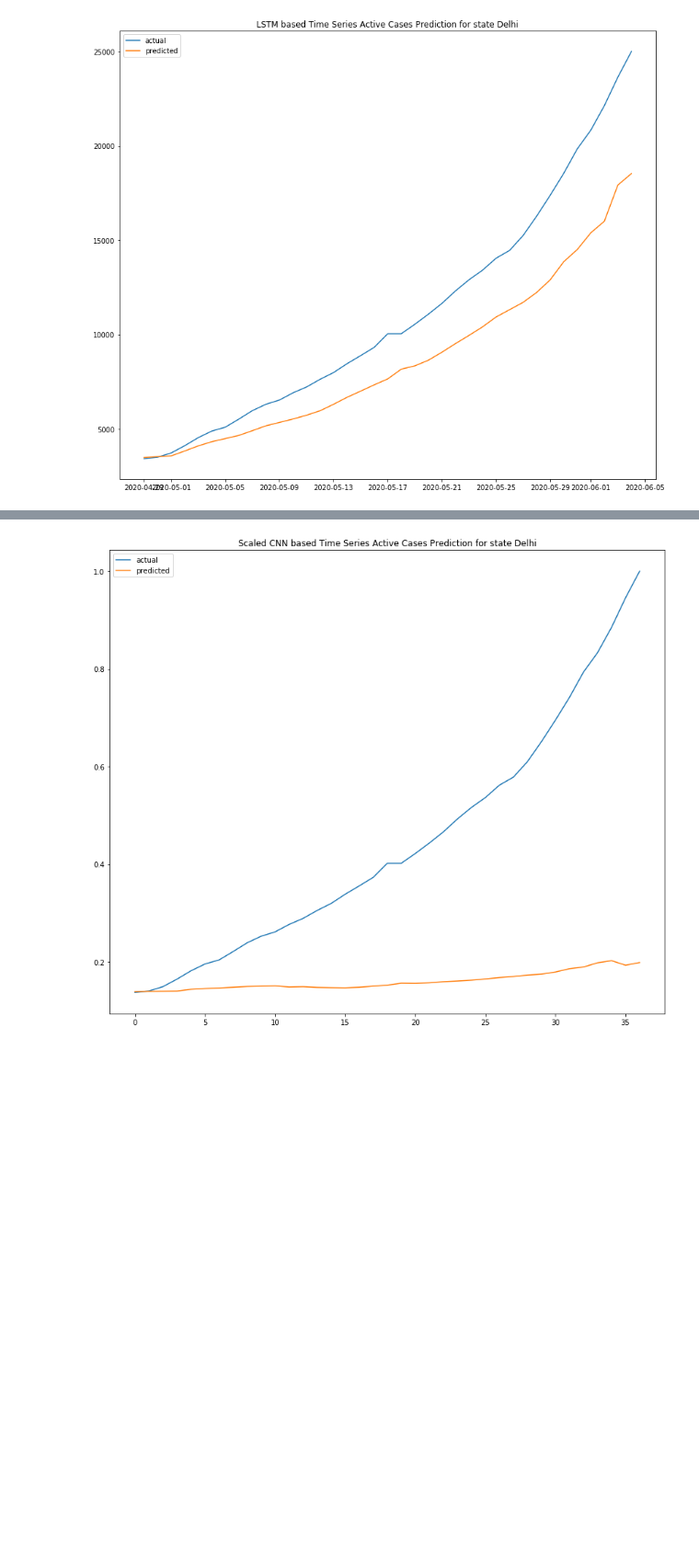
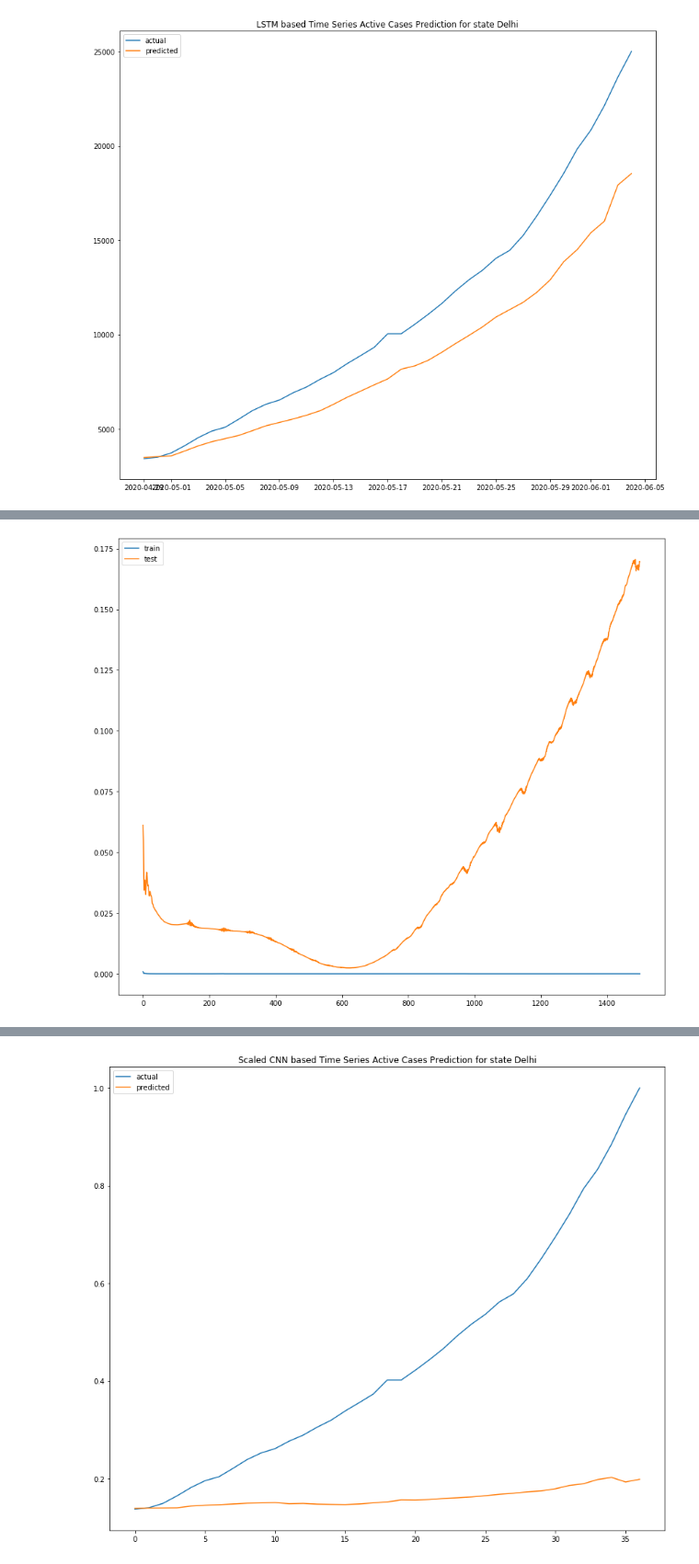
Before and after one commit to sharmi1206/covid-19-analysis, a Jupyter notebook: tseries_deeplearning_singlestep_forecats.ipynb, the cells around one changed output, grey strips where cells are left out. Shown at 92% size. Cells and saved outputs as stored; diff of their text form; code cells hidden in the pictures; blank space fills up the shorter version.

Commit message:
CNN multivariate analysis alternate way

```diff
--- a/tseries_deeplearning_singlestep_forecats.ipynb
+++ b/tseries_deeplearning_singlestep_forecats.ipynb
@@ -722,0 +723,93 @@ Test RMSE: 3024.363
+# %%
+stateName = unique_states[8]
+dataset =list_state_all[8]
+dataset = dataset.sort_values(by='Date', ascending=True)
+dataset = dataset[(dataset['Date'] >= '2020-03-01') & (dataset['Date'] <= '2020-06-06')]
+
+daterange = dataset['Date'].values
+no_Dates = len(daterange)
+
+dateStart = daterange[0]
+dateEnd = daterange[no_Dates - 1]
+
+dataset = dataset[['Total Confirmed cases','Death',
+       'Cured/Discharged/Migrated', 'coronaenquirycalls',
+       'cumulativepeopleinquarantine', 'negative', 'numcallsstatehelpline',
+       'numicubeds', 'numisolationbeds', 'numventilators',
+       'populationncp2019projection', 'positive',
+       'testpositivityrate',
+       'testspermillion', 'testsperpositivecase', 'testsperthousand',
+       'totaln95masks', 'totalpeoplecurrentlyinquarantine',
+       'totalpeoplereleasedfromquarantine', 'totalppe', 'totaltested',
+       'unconfirmed', 'Active Cases']]
+
+# split a multivariate sequence into samples
+def split_sequences(sequences, n_steps):
+    print(sequences.shape, len(sequences))
+    X, y = list(), list()
+    for i in range(len(sequences)):
+        # find the end of this pattern
+        end_ix = i + n_steps
+        # check if we are beyond the dataset
+        if end_ix > len(sequences):
+            break
+        # gather input and output parts of the pattern
+        seq_x, seq_y = sequences[i:end_ix, :-1], sequences[end_ix - 1, -1]
+        X.append(seq_x)
+        y.append(seq_y)
+    return np.array(X), np.array(y)
+
+
+#no_features = 22
+no_features = np.shape(dataset)[1]-1
+values = dataset.values
+
+# ensure all data is float
+values = values.astype('float32')
+# normalize features
+scaler = MinMaxScaler(feature_range=(0, 1))
+scaled = scaler.fit_transform(values)
+# frame as supervised learning
+reframed = series_to_supervised(scaled, 1, 1)
+# drop columns we don't want to predict
+
+reframed.drop(reframed.columns[[24,25,26,27,28,29,30,31,32,33,34,35,36,37,38,39,40,41,42,43,44,45]], axis=1, inplace=True)
+
+# split into train and test sets
+values = reframed.values
+split_factor = int(dataset.shape[0]*0.6)
+train = values[:split_factor, :]
+test = values[split_factor:, :]
+
+n_steps = 2
+# convert into input/output
+train_X, train_y = split_sequences(train, n_steps)
+print(train_X.shape, train_y.shape)
+
+test_X, test_y = split_sequences(test, n_steps)
+print(test_X.shape, test_y.shape)
+
+
+#CNN
+model = Sequential()
+model.add(Conv1D(filters=64, kernel_size=1, activation='relu', input_shape=(n_steps, train_X.shape[2])))
+model.add(MaxPooling1D(pool_size=2))
+model.add(Flatten())
+model.add(Dense(50, activation='relu'))
+model.add(Dense(1))
+model.compile(optimizer='adam', loss='mse')
+model.summary()
+
+history =model.fit(train_X, train_y, epochs=1500, batch_size=32, validation_data=(test_X, test_y), verbose=2,
+                    shuffle=False)
+# plot history
+plt.figure(figsize=(14,12))
+plt.plot(history.history['loss'], label='train')
+plt.plot(history.history['val_loss'], label='test')
+plt.legend()
+plt.show()
+
+# make a prediction
+y_predict = model.predict(test_X)
+print(train_X.shape, train_y.shape, test_X.shape, test_y.shape)
+# %% [output]
@@ -722,0 +833 @@ Test RMSE: 3024.363
+[figure, added]
```
Also changed, not shown: parts of 8 cells of this notebook.
